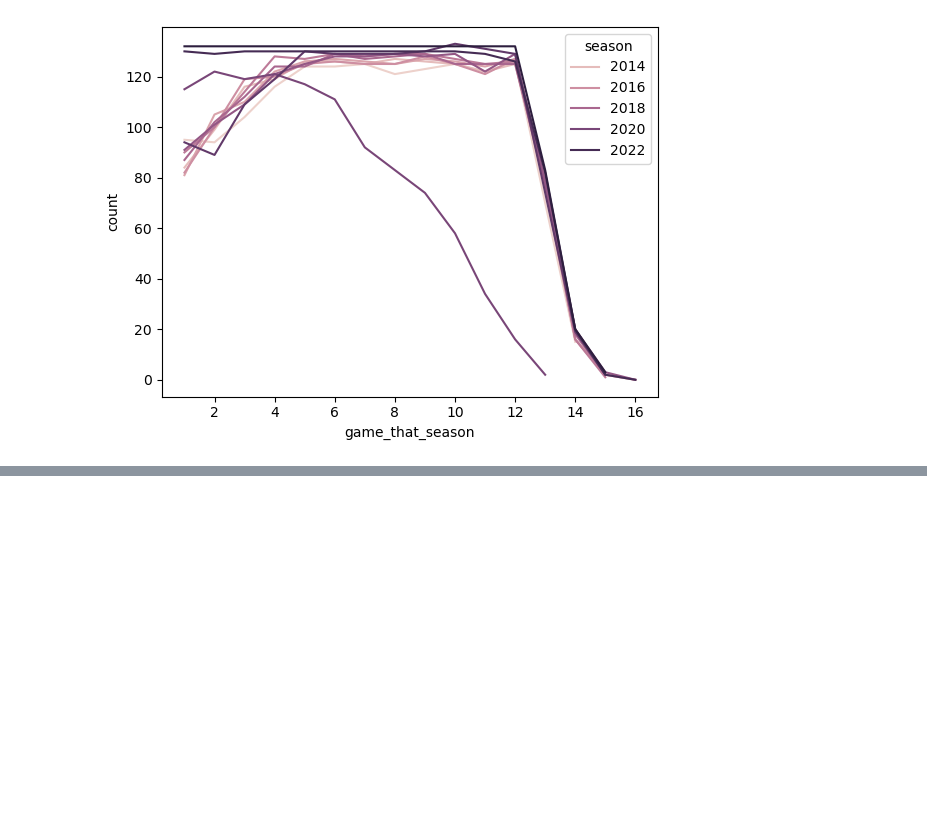
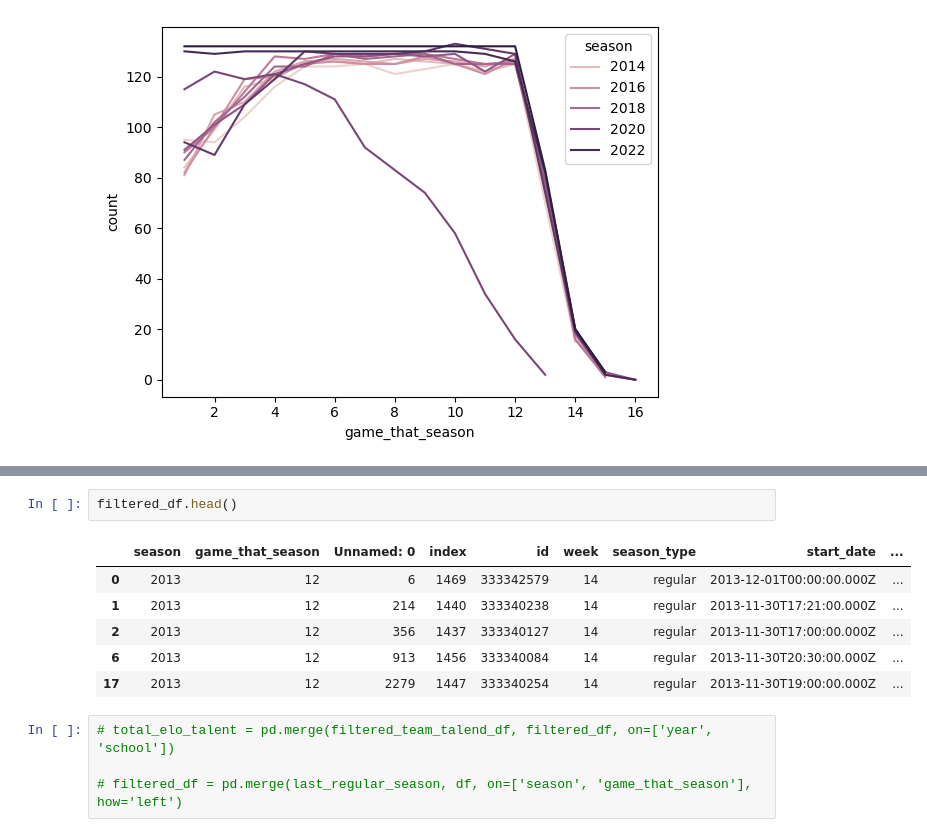
Before and after one commit to aserban13/SIADS593-MilestoneI, a Jupyter notebook: notebooks/2_data_cleaning.ipynb, the cells around one changed output, grey strips where cells are left out. Saved outputs shown, nothing was run; the diff lists cells and outputs as text; blank space fills up the shorter version.

```diff
--- a/notebooks/2_data_cleaning.ipynb
+++ b/notebooks/2_data_cleaning.ipynb
@@ -167,0 +255,13 @@ team_conference.groupby(['season']).agg(
+# %%
+filtered_df.head()
+# %% [output]
+|  | season | game_that_season | Unnamed: 0 | index | id | week | season_type | start_date | ... |
+| 0 | 2013 | 12 | 6 | 1469 | 333342579 | 14 | regular | 2013-12-01T00:00:00.000Z | ... |
+| 1 | 2013 | 12 | 214 | 1440 | 333340238 | 14 | regular | 2013-11-30T17:21:00.000Z | ... |
+| 2 | 2013 | 12 | 356 | 1437 | 333340127 | 14 | regular | 2013-11-30T17:00:00.000Z | ... |
+| 6 | 2013 | 12 | 913 | 1456 | 333340084 | 14 | regular | 2013-11-30T20:30:00.000Z | ... |
+| 17 | 2013 | 12 | 2279 | 1447 | 333340254 | 14 | regular | 2013-11-30T19:00:00.000Z | ... |
+# %%
+# total_elo_talent = pd.merge(filtered_team_talend_df, filtered_df, on=['year', 'school'])
+
+# filtered_df = pd.merge(last_regular_season, df, on=['season', 'game_that_season'], how='left')
```
Also changed, not shown: parts of 22 cells of this notebook.
